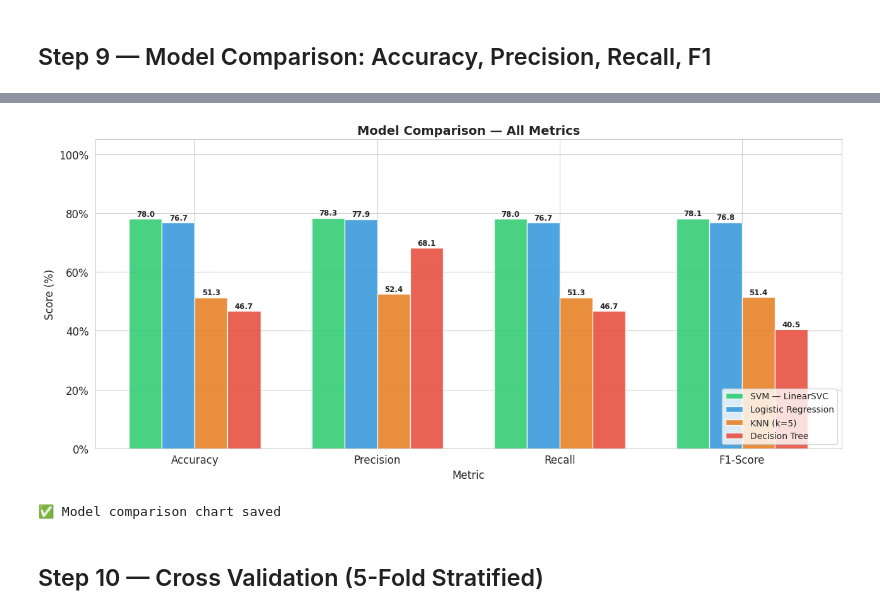
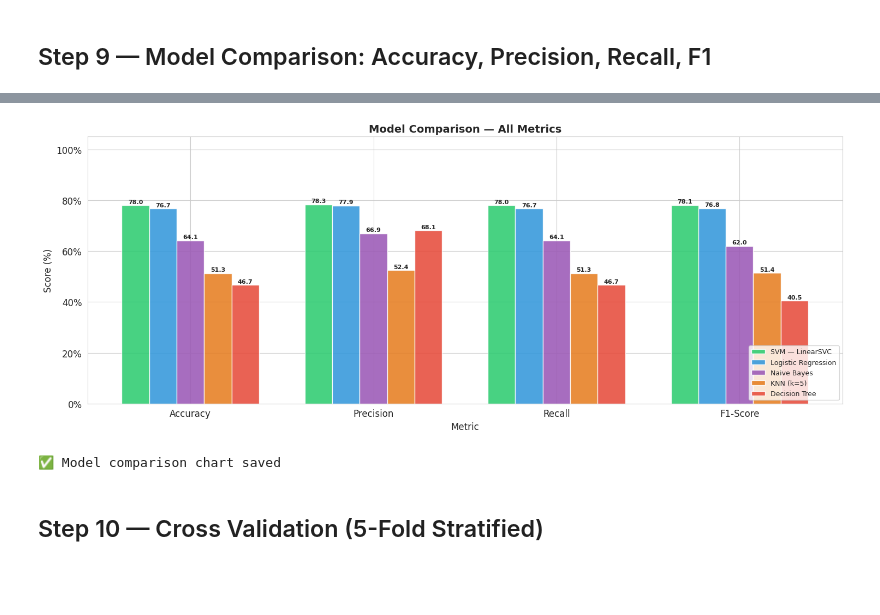
Before and after one commit to anshil75/Sentiment-Analysis-for-Cryptocurrency-Markets, a Jupyter notebook: Preprocessing_Model_Training.ipynb, the cells around one changed output, grey strips where cells are left out. Saved outputs shown, nothing was run; the diff lists cells and outputs as text; code cells hidden in the pictures; blank space fills up the shorter version.

```diff
--- a/Preprocessing_Model_Training.ipynb
+++ b/Preprocessing_Model_Training.ipynb
@@ -56,10 +57,8 @@ print('✅ All libraries imported')
 # %% [markdown]
 ## Step 2 — Load Dataset
 # %%
-from google.colab import drive
-drive.mount('/content/drive')
 
-PATH = 'data/master_crypto_sentiment_CLEAN.csv'
+PATH = '/content/master_crypto_sentiment_CLEAN.csv'
 df_raw = pd.read_csv(PATH, low_memory=False)
 
 # Fix sentiment labels
@@ -511,9 +559,10 @@ Number of leaves : 62
 # %%
-fig, axes = plt.subplots(1, 4, figsize=(22, 5))
+fig, axes = plt.subplots(1, 5, figsize=(26, 5))
 
 models_info = [
     ('Logistic Regression', lr_pred),
     ('SVM — LinearSVC',     svm_pred),
+    ('Naive Bayes',          nb_pred),
     ('KNN (k=5)',           knn_pred),
     ('Decision Tree',       dt_pred),
 ]
@@ -524,7 +573,7 @@ for ax, (name, preds) in zip(axes, models_info):
                                    display_labels=le.classes_)
     disp.plot(ax=ax, colorbar=False, cmap='Blues')
     acc = accuracy_score(y_test, preds)
-    ax.set_title(f'{name}\nAccuracy: {acc*100:.1f}%', fontweight='bold', fontsize=11)
+    ax.set_title(f'{name}\nAccuracy: {acc*100:.1f}%', fontweight='bold', fontsize=16)
     ax.set_xlabel('Predicted Label')
     ax.set_ylabel('True Label')
 
@@ -573,39 +623,77 @@ print(f'\nBest model by F1: {results_df.iloc[0]["Model"]} ({results_df.iloc[0]["
 Best model by F1: SVM — LinearSVC (78.09%)
 # %%
 # Visual comparison bar chart
-fig, ax = plt.subplots(figsize=(13, 6))
+fig, ax = plt.subplots(figsize=(15, 6))
 
-metrics  = ['Accuracy','Precision','Recall','F1-Score']
-x        = np.arange(len(metrics))
-bar_w    = 0.18
-colors   = ['#2ecc71','#3498db','#e67e22','#e74c3c']
+metrics = ['Accuracy','Precision','Recall','F1-Score']
+x = np.arange(len(metrics))
+
+bar_w = 0.15
+
+# Added 5th color for Naive Bayes
+colors = [
+    '#2ecc71',
+    '#3498db',
+    '#9b59b6',
+    '#e67e22',
+    '#e74c3c'
+]
 
 for i, (_, row) in enumerate(results_df.iterrows()):
-    vals = [row['Accuracy'], row['Precision'], row['Recall'], row['F1-Score']]
-    bars = ax.bar(x + i * bar_w, vals, bar_w,
-                  label=row['Model'], color=colors[i],
-                  edgecolor='white', alpha=0.88)
+    vals = [
+        row['Accuracy'],
+        row['Precision'],
+        row['Recall'],
+        row['F1-Score']
+    ]
+
+    bars = ax.bar(
+        x + i*bar_w,
+        vals,
+        bar_w,
+        label=row['Model'],
+        color=colors[i],
+        edgecolor='white',
+        alpha=0.88
+    )
+
     for bar, v in zip(bars, vals):
-        ax.text(bar.get_x() + bar.get_width()/2,
-                bar.get_height() + 0.3,
-                f'{v:.1f}', ha='center', va='bottom',
-                fontsize=8.5, fontweight='bold')
+        ax.text(
+            bar.get_x() + bar.get_width()/2,
+            bar.get_height() + 0.3,
+            f'{v:.1f}',
+            ha='center',
+            va='bottom',
+            fontsize=8,
+            fontweight='bold'
+        )
 
 ax.set_xlabel('Metric')
 ax.set_ylabel('Score (%)')
-ax.set_title('Model Comparison — All Metrics', fontweight='bold', fontsize=14)
-ax.set_xticks(x + bar_w * 1.5)
+ax.set_title('Model Comparison — All Metrics',
+             fontweight='bold', fontsize=14)
+
+# Center labels for 5 models
+ax.set_xticks(x + bar_w*2)
 ax.set_xticklabels(metrics)
-ax.set_ylim(0, 105)
-ax.legend(loc='lower right', fontsize=10)
-ax.yaxis.set_major_formatter(mticker.FuncFormatter(lambda v,_: f'{v:.0f}%'))
+
+ax.set_ylim(0,105)
+
+ax.legend(loc='lower right', fontsize=9)
+
+ax.yaxis.set_major_formatter(
+    mticker.FuncFormatter(lambda v,_: f'{v:.0f}%')
+)
 
 plt.tight_layout()
-plt.savefig('model_comparison.png', dpi=150, bbox_inches='tight')
+plt.savefig('model_comparison.png',
+            dpi=150,
+            bbox_inches='tight')
+
 plt.show()
 print('✅ Model comparison chart saved')
 # %% [output]
-[figure, old version]
+[figure, new version]
 ✅ Model comparison chart saved
 # %% [markdown]
 ## Step 10 — Cross Validation (5-Fold Stratified)
```
Also changed, not shown: parts of 16 cells of this notebook.
